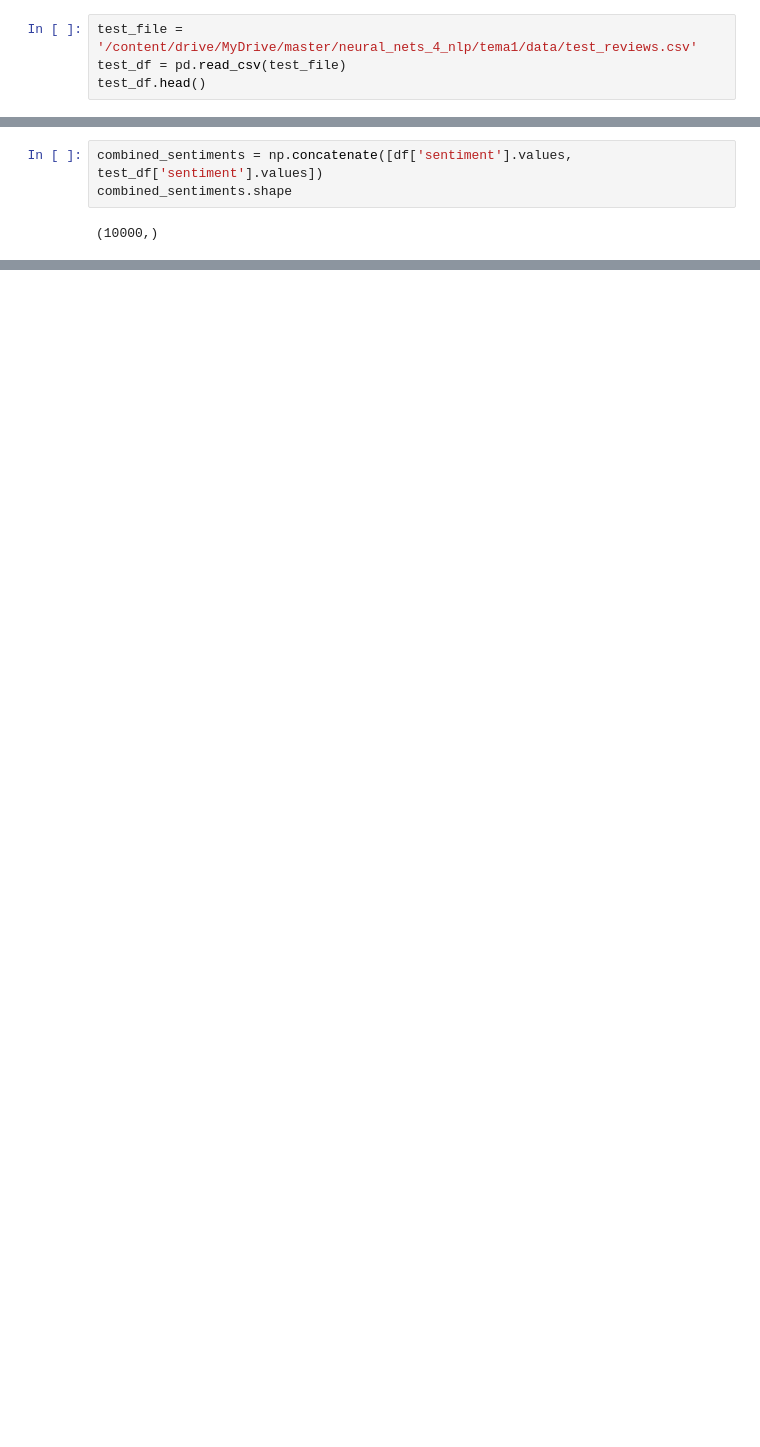
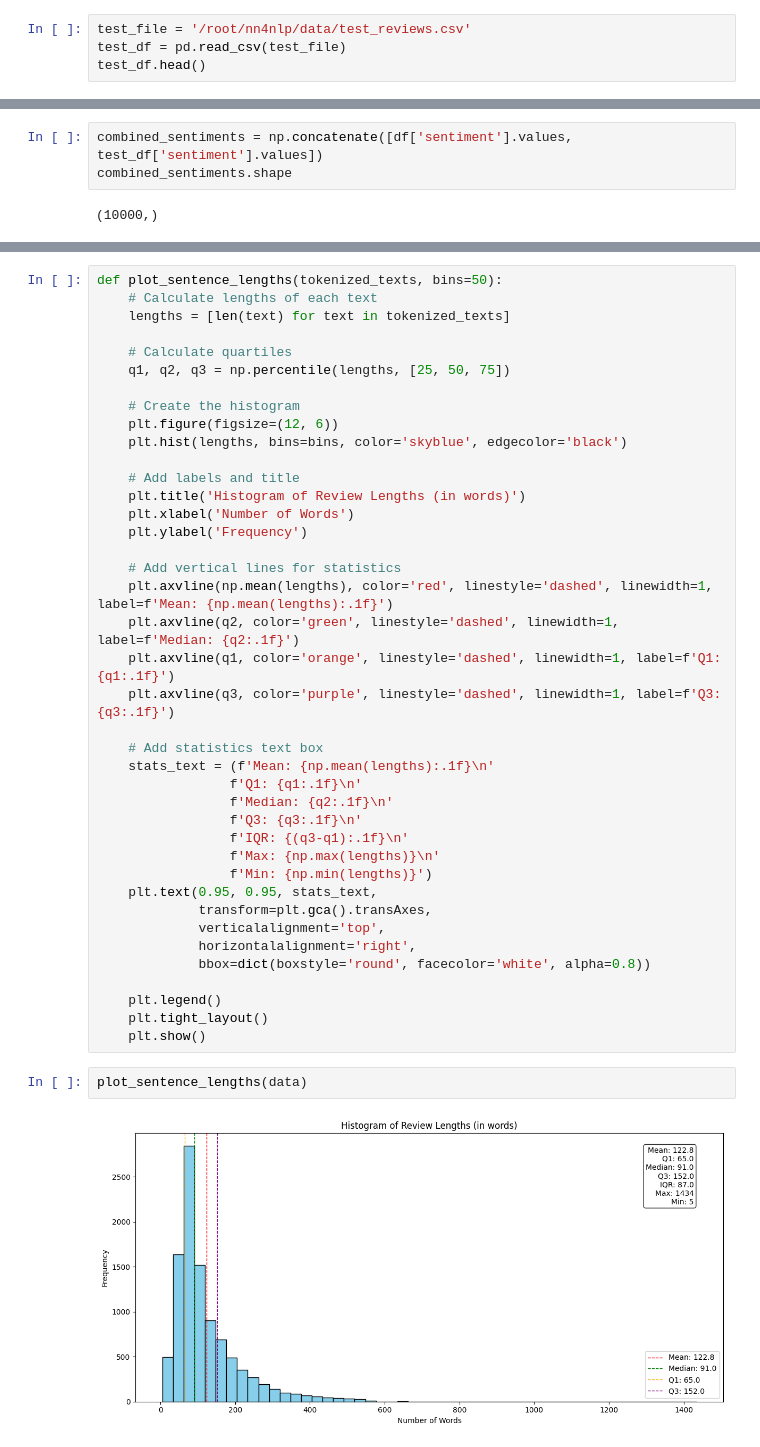
Before and after one commit to alvaro-francisco-gil/nn4nlp, a Jupyter notebook: exercises/02_convolutions_sentiment_analysis.ipynb, the cells around one changed output, grey strips where cells are left out. Saved outputs shown, nothing was run; the diff lists cells and outputs as text; blank space fills up the shorter version.

```diff
--- a/exercises/02_convolutions_sentiment_analysis.ipynb
+++ b/exercises/02_convolutions_sentiment_analysis.ipynb
@@ -57,7 +56,7 @@ df.shape
 # %% [output]
 (8000, 3)
 # %%
-test_file = '/content/drive/MyDrive/master/neural_nets_4_nlp/tema1/data/test_reviews.csv'
+test_file = '/root/nn4nlp/data/test_reviews.csv'
 test_df = pd.read_csv(test_file)
 test_df.head()
 # %% [output]
@@ -855,0 +393,44 @@ Deep Learning is not giving better results than Machine Learning given the small
+# %%
+def plot_sentence_lengths(tokenized_texts, bins=50):
+    # Calculate lengths of each text
+    lengths = [len(text) for text in tokenized_texts]
+
+    # Calculate quartiles
+    q1, q2, q3 = np.percentile(lengths, [25, 50, 75])
+
+    # Create the histogram
+    plt.figure(figsize=(12, 6))
+    plt.hist(lengths, bins=bins, color='skyblue', edgecolor='black')
+
+    # Add labels and title
+    plt.title('Histogram of Review Lengths (in words)')
+    plt.xlabel('Number of Words')
+    plt.ylabel('Frequency')
+
+    # Add vertical lines for statistics
+    plt.axvline(np.mean(lengths), color='red', linestyle='dashed', linewidth=1, label=f'Mean: {np.mean(lengths):.1f}')
+    plt.axvline(q2, color='green', linestyle='dashed', linewidth=1, label=f'Median: {q2:.1f}')
+    plt.axvline(q1, color='orange', linestyle='dashed', linewidth=1, label=f'Q1: {q1:.1f}')
+    plt.axvline(q3, color='purple', linestyle='dashed', linewidth=1, label=f'Q3: {q3:.1f}')
+
+    # Add statistics text box
+    stats_text = (f'Mean: {np.mean(lengths):.1f}\n'
+                 f'Q1: {q1:.1f}\n'
+                 f'Median: {q2:.1f}\n'
+                 f'Q3: {q3:.1f}\n'
+                 f'IQR: {(q3-q1):.1f}\n'
+                 f'Max: {np.max(lengths)}\n'
+                 f'Min: {np.min(lengths)}')
+    plt.text(0.95, 0.95, stats_text,
+             transform=plt.gca().transAxes,
+             verticalalignment='top',
+             horizontalalignment='right',
+             bbox=dict(boxstyle='round', facecolor='white', alpha=0.8))
+
+    plt.legend()
+    plt.tight_layout()
+    plt.show()
+# %%
+plot_sentence_lengths(data)
+# %% [output]
+[figure, added]
```
Also changed, not shown: parts of 60 cells of this notebook, 1 other file.
